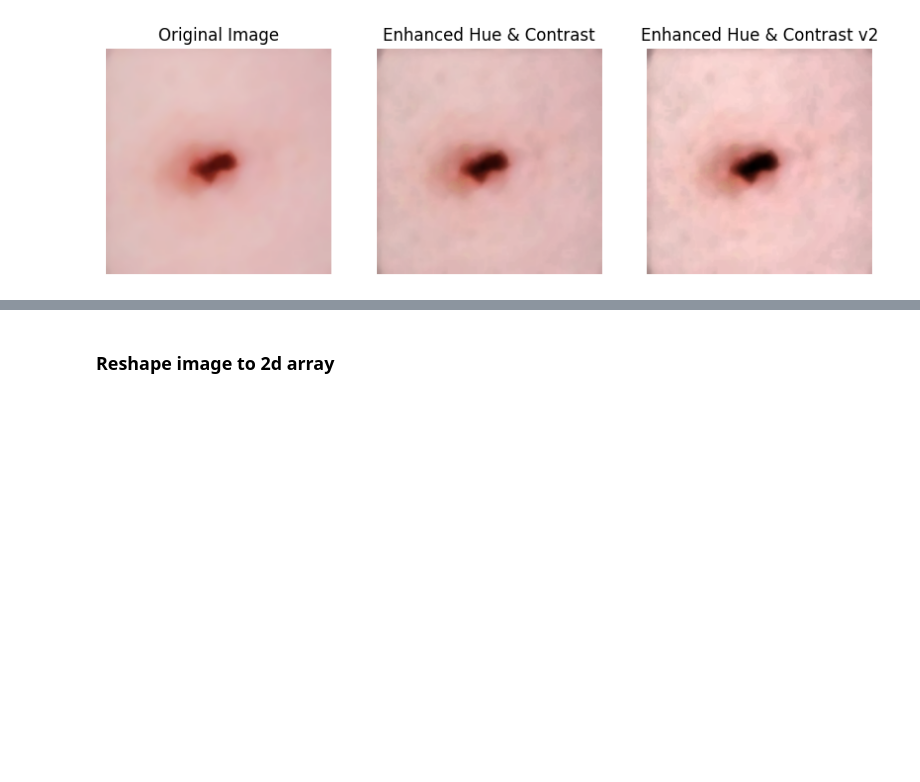
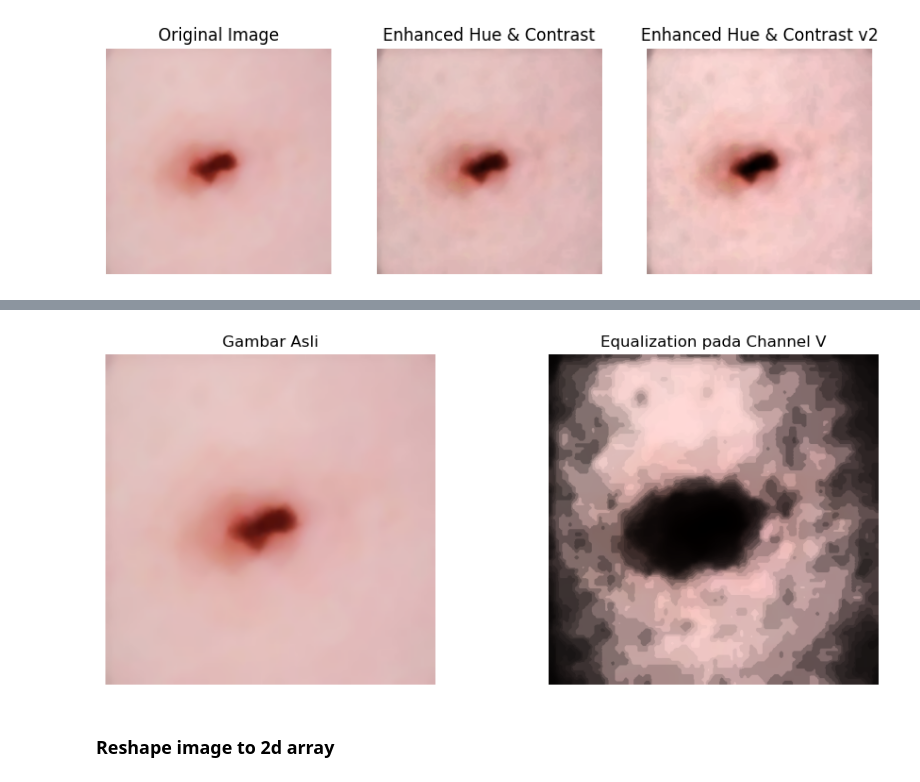
Before and after one commit to PCD-G4/PROJRCT_MELANOMA, a Jupyter notebook: melanoma_detection.ipynb, the cells around one changed output, grey strips where cells are left out. Saved outputs shown, nothing was run; the diff lists cells and outputs as text; code cells hidden in the pictures; blank space fills up the shorter version.

```diff
--- a/melanoma_detection.ipynb
+++ b/melanoma_detection.ipynb
@@ -209,3 +278,27 @@ equalized_color_rgb = image_enhancedv2
+# %%
+# Equalize hanya channel V
+v_eq = cv2.equalizeHist(v)
+
+# Gabungkan kembali
+hsv_eq = cv2.merge([h, s, v_eq])
+
+image_eq_rgb = cv2.cvtColor(hsv_eq, cv2.COLOR_HSV2RGB)
+
+plt.figure(figsize=(10, 4))
+plt.subplot(1, 2, 1)
+plt.title('Gambar Asli')
+plt.imshow(image)
+plt.axis('off')
+
+plt.subplot(1, 2, 2)
+plt.title('Equalization pada Channel V')
+plt.imshow(image_eq_rgb)
+plt.axis('off')
+
+plt.tight_layout()
+plt.show()
+# %% [output]
+[figure, added]
 # %% [markdown]
 ### Reshape image to 2d array
 # %%
```
Also changed, not shown: parts of 5 cells of this notebook.
